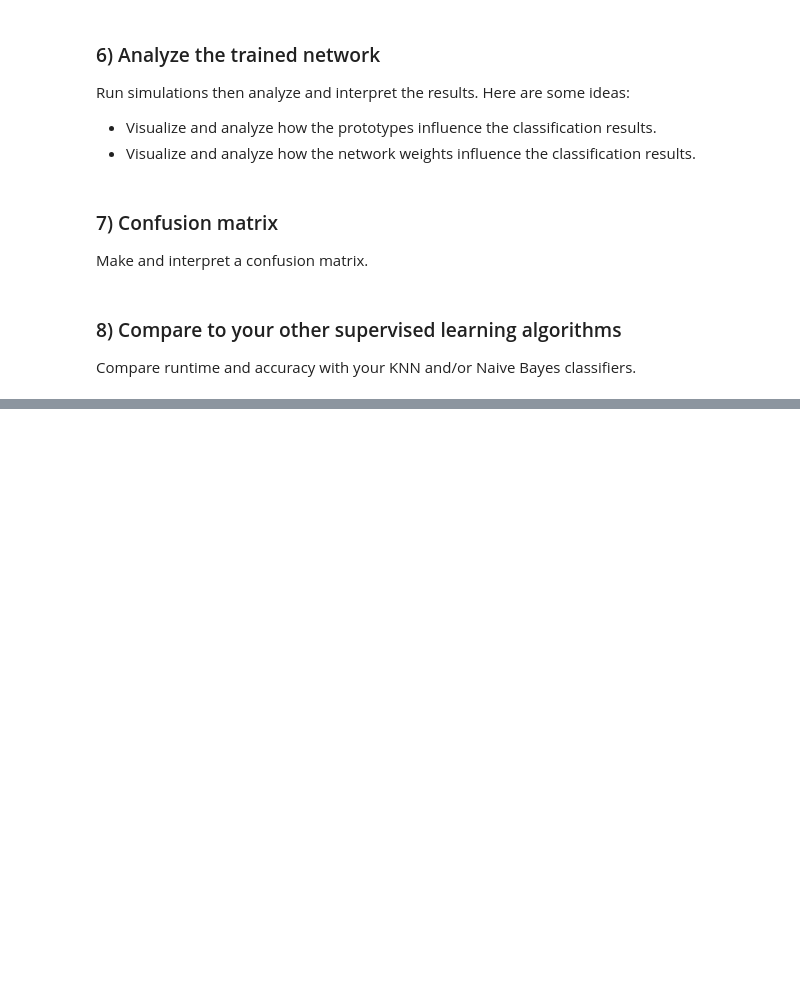
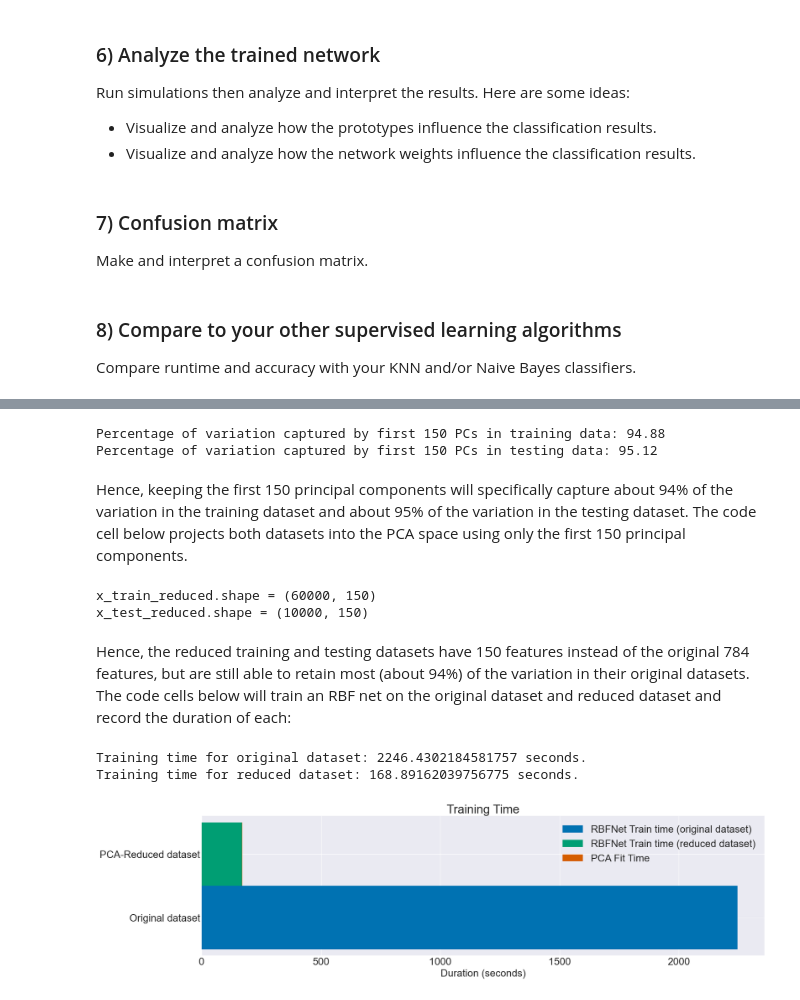
Before and after one commit to francisohara24/CS251, a Jupyter notebook: project_7/rbf.ipynb, the cells around one changed output, grey strips where cells are left out. Cells and saved outputs as stored; diff of their text form; code cells hidden in the pictures; blank space fills up the shorter version.

Commit message:
Feat: update project 7

```diff
--- a/project_7/rbf.ipynb
+++ b/project_7/rbf.ipynb
@@ -517,0 +596,53 @@ Compare runtime and accuracy with your KNN and/or Naive Bayes classifiers.
+# %%
+print(f"Percentage of variation captured by first 150 PCs in training data: {mnist_pca_train.get_cum_var()[150] * 100:0.2f}")
+print(f"Percentage of variation captured by first 150 PCs in testing data: {mnist_pca_test.get_cum_var()[150] * 100:0.2f}")
+# %% [output]
+Percentage of variation captured by first 150 PCs in training data: 94.88
+Percentage of variation captured by first 150 PCs in testing data: 95.12
+# %% [markdown]
+Hence, keeping the first 150 principal components will specifically capture about 94% of the variation in the training dataset and about 95% of the variation in the testing dataset.
+The code cell below projects both datasets into the PCA space using only the first 150 principal components.
+# %%
+x_train_reduced = mnist_pca_train.pca_project(range(150))
+x_test_reduced = mnist_pca_test.pca_project(range(150))
+print(f"{x_train_reduced.shape = }")
+print(f"{x_test_reduced.shape = }")
+# %% [output]
+x_train_reduced.shape = (60000, 150)
+x_test_reduced.shape = (10000, 150)
+# %% [markdown]
+Hence, the reduced training and testing datasets have 150 features instead of the original 784 features, but are still able to retain most (about 94%) of the variation in their original datasets.
+The code cells below will train an RBF net on the original dataset and reduced dataset and record the duration of each:
+# %%
+mnist_net_original = RBF_Net(150, 10)
+start_time = time.time()
+mnist_net_original.initialize(x_train[:5000])
+mnist_net_original.train(x_train[:5000], y_train[:5000])
+fit_time_original = time.time() - start_time
+
+mnist_net_reduced = RBF_Net(150, 10)
+start_time = time.time()
+mnist_net_reduced.initialize(x_train_reduced[:5000])
+mnist_net_reduced.train(x_train_reduced[:5000], y_train[:5000])
+fit_time_reduced = time.time() - start_time
+
+print(f"Training time for original dataset: {fit_time_original} seconds.")
+print(f"Training time for reduced dataset: {fit_time_reduced} seconds.")
+
+
+# visualize results
+plt.figure(figsize=(20, 5))
+
+bar_width = 0.3
+plt.barh((0,), (fit_time_original,), bar_width, label="RBFNet Train time (original dataset)")
+plt.barh((0 + bar_width,), (fit_time_reduced,), bar_width, label="RBFNet Train time (reduced dataset)")
+plt.barh(y=(0 + bar_width,), width=(pca_train_time,), height=bar_width, left=(fit_time_reduced,), label="PCA Fit Time")
+plt.yticks((0, 0 + bar_width), ("Original dataset", "PCA-Reduced dataset"))
+plt.xlabel("Duration (seconds)")
+plt.title("Training Time")
+plt.legend()
+plt.show()
+# %% [output]
+Training time for original dataset: 2246.4302184581757 seconds.
+Training time for reduced dataset: 168.89162039756775 seconds.
+[figure, added]
```
Also changed, not shown: parts of 32 cells of this notebook, 2 other files.
